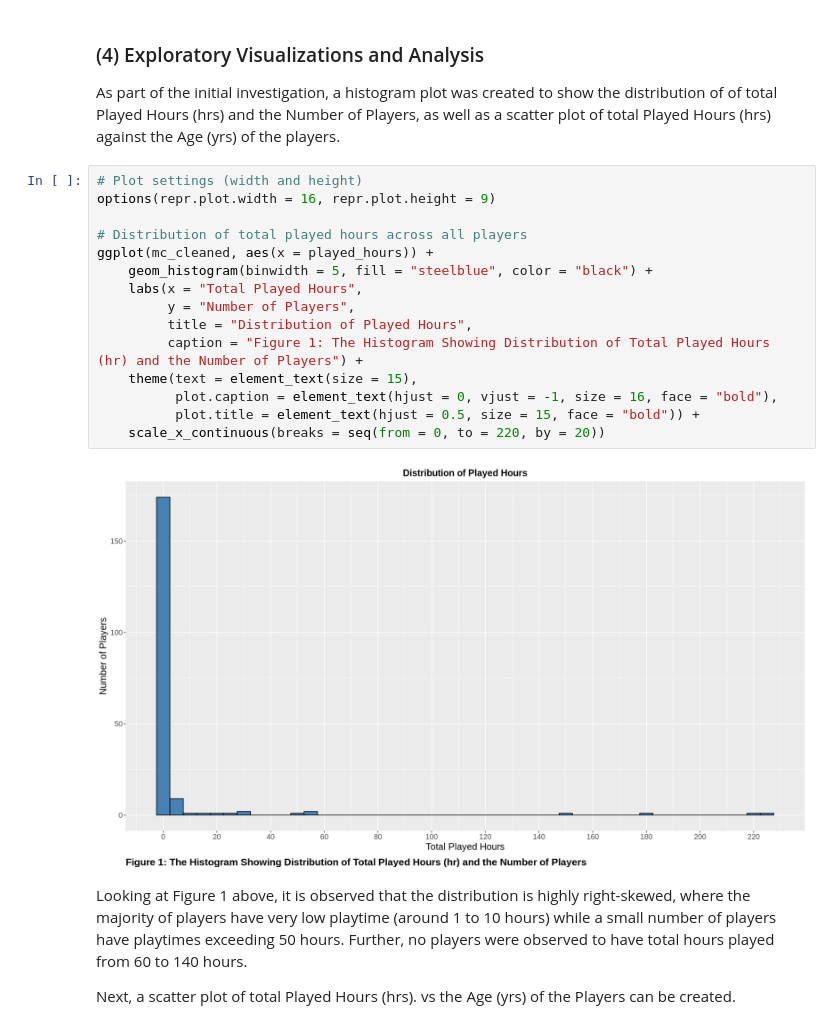
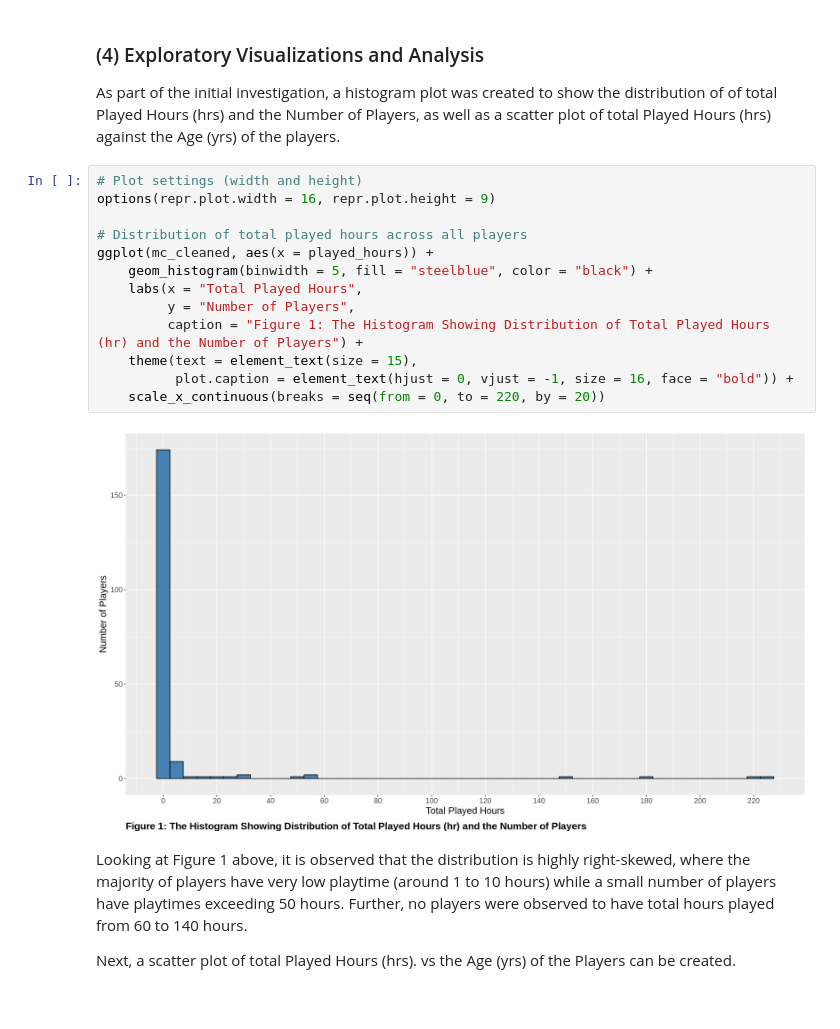
Before and after one commit to ExxML/minecraft_group_project, a Jupyter notebook: minecraft_project.ipynb, the cells around one changed output. Cells and saved outputs as stored; diff of their text form.

```diff
--- a/minecraft_project.ipynb
+++ b/minecraft_project.ipynb
@@ -178,20 +178,18 @@ As part of the initial investigation, a histogram plot was created to show the d
 # %%
 # Plot settings (width and height)
 options(repr.plot.width = 16, repr.plot.height = 9)
 
 # Distribution of total played hours across all players
 ggplot(mc_cleaned, aes(x = played_hours)) +
     geom_histogram(binwidth = 5, fill = "steelblue", color = "black") +
     labs(x = "Total Played Hours",
          y = "Number of Players",
-         title = "Distribution of Played Hours",
          caption = "Figure 1: The Histogram Showing Distribution of Total Played Hours (hr) and the Number of Players") +
     theme(text = element_text(size = 15),
-          plot.caption = element_text(hjust = 0, vjust = -1, size = 16, face = "bold"),
-          plot.title = element_text(hjust = 0.5, size = 15, face = "bold")) +
+          plot.caption = element_text(hjust = 0, vjust = -1, size = 16, face = "bold")) +
     scale_x_continuous(breaks = seq(from = 0, to = 220, by = 20))
 # %% [output]
-[figure, old version]
+[figure, new version]
 # %% [markdown]
 Looking at Figure 1 above, it is observed that the distribution is highly right-skewed, where the majority of players have very low playtime (around 1 to 10 hours) while a small number of players have playtimes exceeding 50 hours. Further, no players were observed to have total hours played from 60 to 140 hours.
 
```
Also changed, not shown: parts of 3 cells of this notebook.
